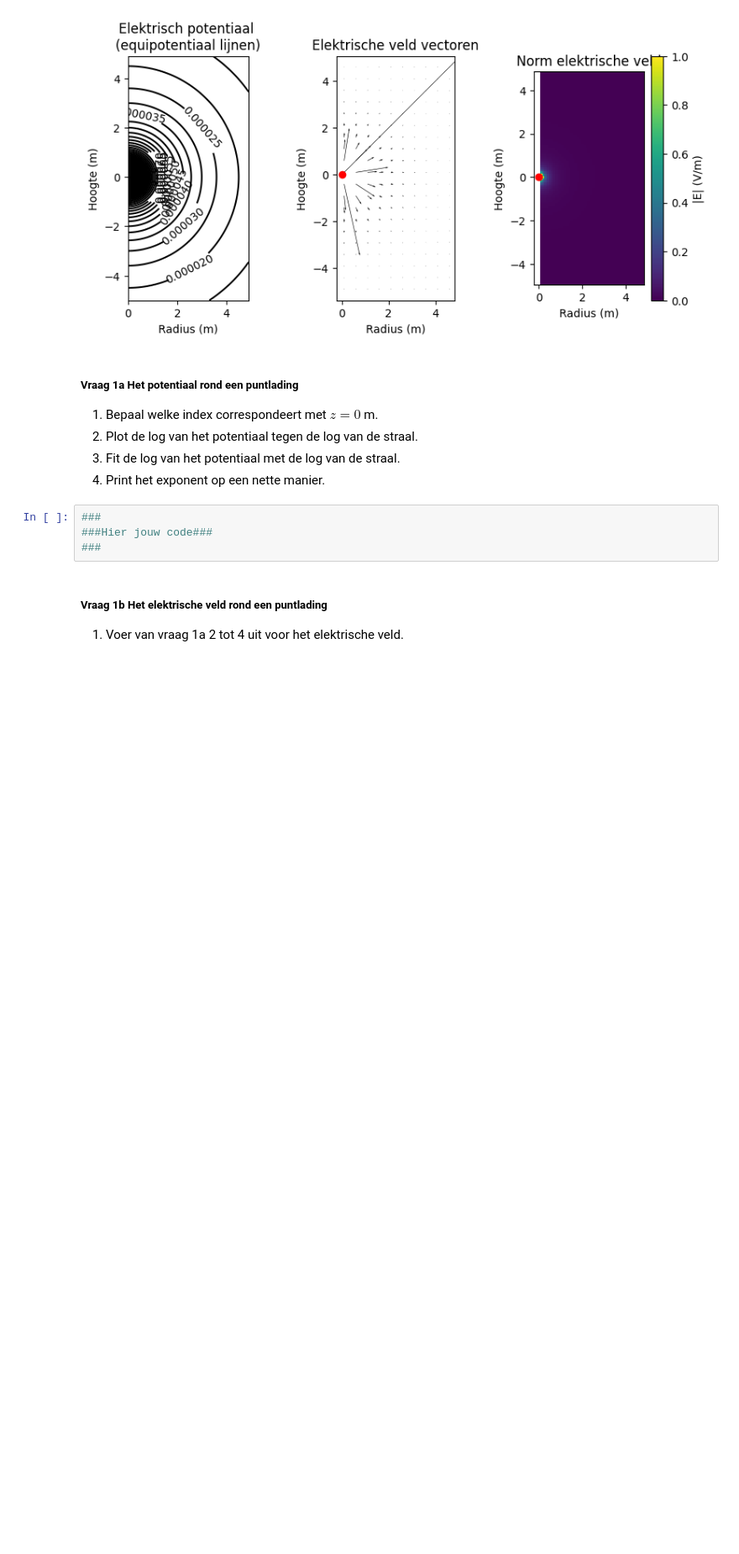
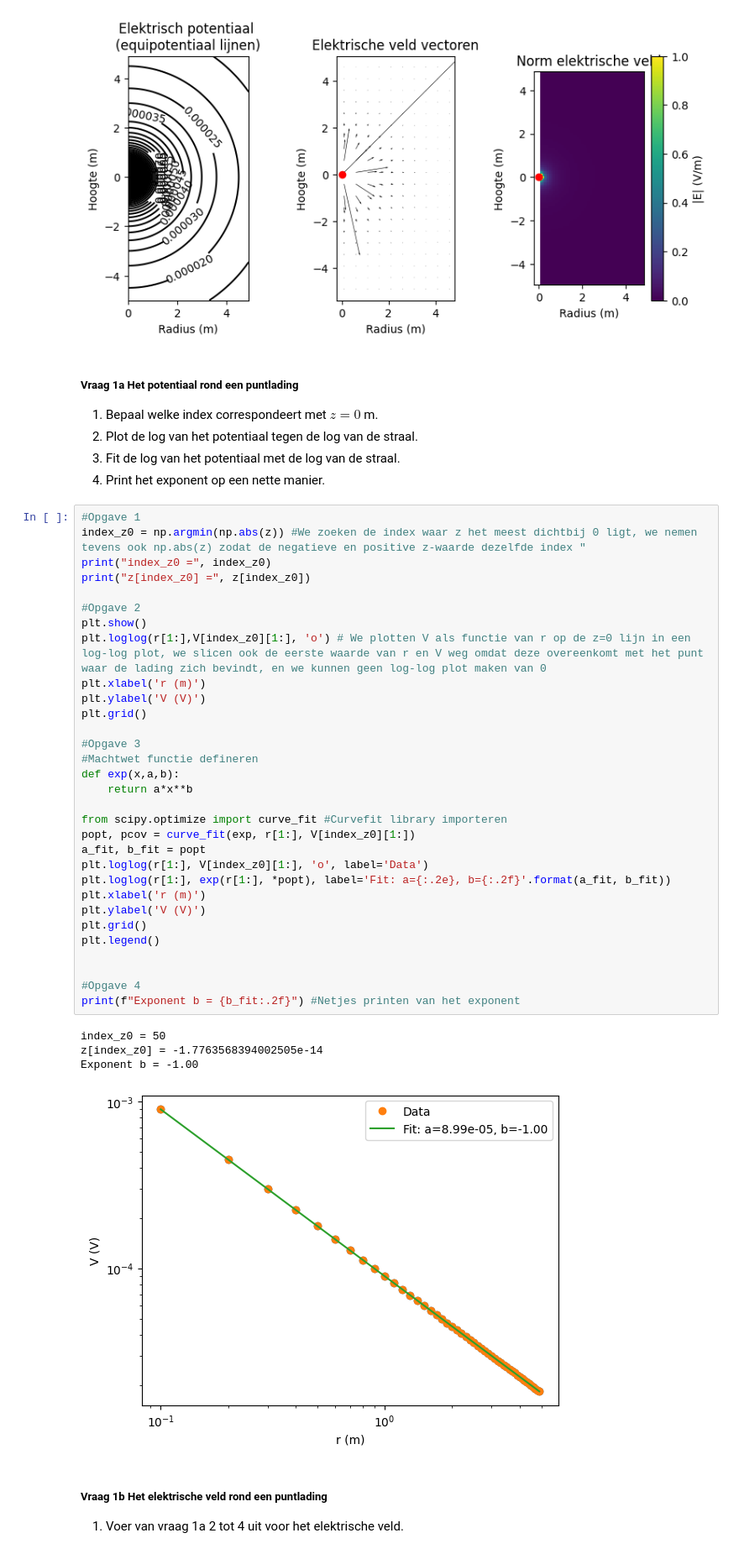
Before and after one commit to daanTN/DEF-Daan, a Jupyter notebook: DigitaleOntwerpopdrachten/1CondensatorOpdracht/CondensatorOntwerpopdracht.ipynb, the cells around one changed output. Shown at 84% size. Saved outputs shown, nothing was run; the diff lists cells and outputs as text; blank space fills up the shorter version.

```diff
--- a/DigitaleOntwerpopdrachten/1CondensatorOpdracht/CondensatorOntwerpopdracht.ipynb
+++ b/DigitaleOntwerpopdrachten/1CondensatorOpdracht/CondensatorOntwerpopdracht.ipynb
@@ -87,9 +87,41 @@ plot_results_pt_charge_at_origin(Ez, Er, normE, V, r, z, grid_step)
 3. Fit de log van het potentiaal met de log van de straal.
 4. Print het exponent op een nette manier.
 # %%
-###
-###Hier jouw code###
-###
+#Opgave 1
+index_z0 = np.argmin(np.abs(z)) #We zoeken de index waar z het meest dichtbij 0 ligt, we nemen tevens ook np.abs(z) zodat de negatieve en positive z-waarde dezelfde index "
+print("index_z0 =", index_z0)
+print("z[index_z0] =", z[index_z0])
+
+#Opgave 2
+plt.show()
+plt.loglog(r[1:],V[index_z0][1:], 'o') # We plotten V als functie van r op de z=0 lijn in een log-log plot, we slicen ook de eerste waarde van r en V weg omdat deze overeenkomt met het punt waar de lading zich bevindt, en we kunnen geen log-log plot maken van 0
+plt.xlabel('r (m)')
+plt.ylabel('V (V)')
+plt.grid()
+
+#Opgave 3
+#Machtwet functie defineren
+def exp(x,a,b):
+    return a*x**b
+
+from scipy.optimize import curve_fit #Curvefit library importeren
+popt, pcov = curve_fit(exp, r[1:], V[index_z0][1:])
+a_fit, b_fit = popt
+plt.loglog(r[1:], V[index_z0][1:], 'o', label='Data')
+plt.loglog(r[1:], exp(r[1:], *popt), label='Fit: a={:.2e}, b={:.2f}'.format(a_fit, b_fit))
+plt.xlabel('r (m)')
+plt.ylabel('V (V)')
+plt.grid()
+plt.legend()
+
+
+#Opgave 4
+print(f"Exponent b = {b_fit:.2f}") #Netjes printen van het exponent
+# %% [output]
+index_z0 = 50
+z[index_z0] = -1.7763568394002505e-14
+Exponent b = -1.00
+[figure, added]
 # %% [markdown]
 ##### Vraag 1b Het elektrische veld rond een puntlading
 1. Voer van vraag 1a 2 tot 4 uit voor het elektrische veld.
```
Also changed, not shown: parts of 21 cells of this notebook.
